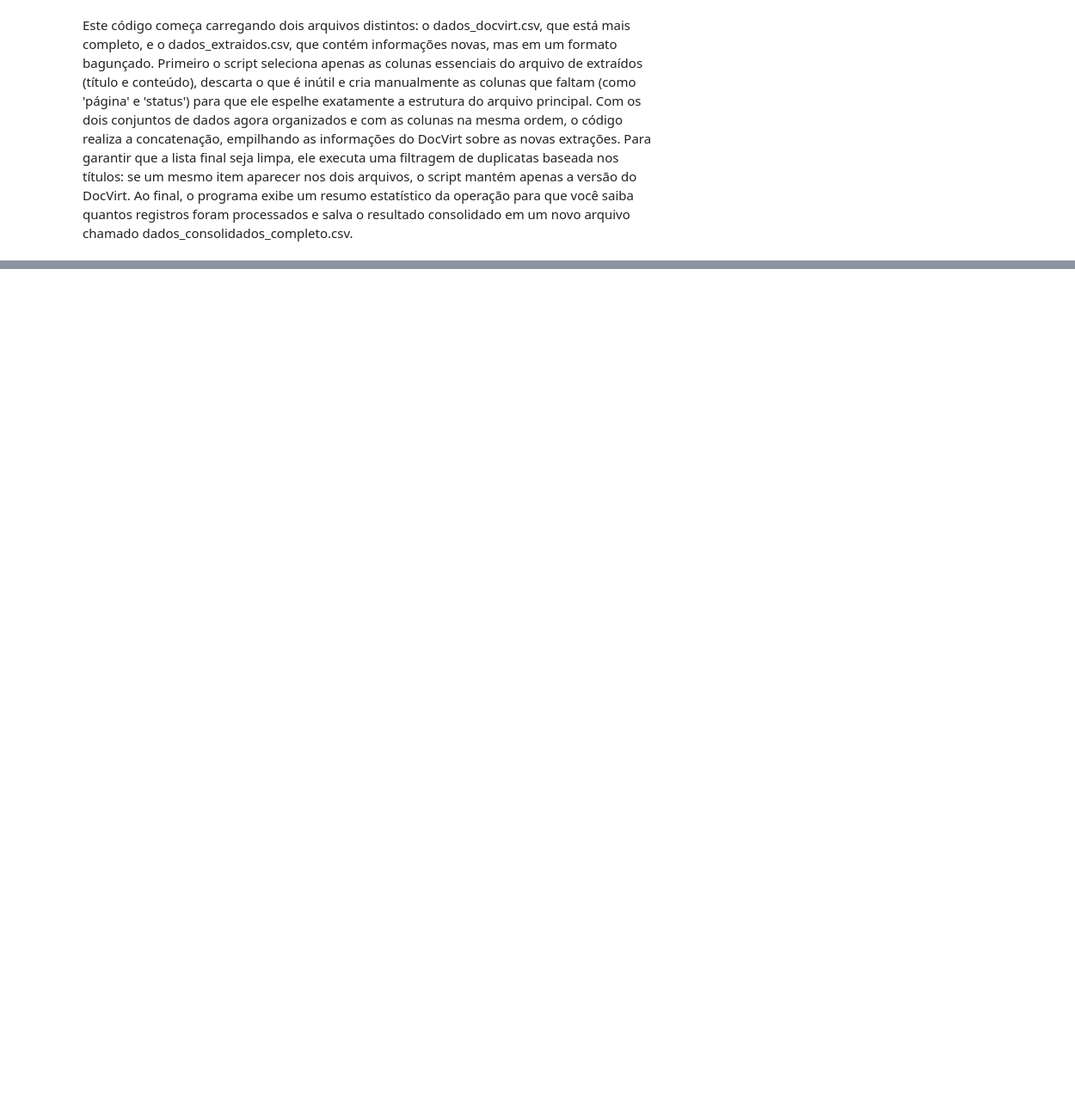
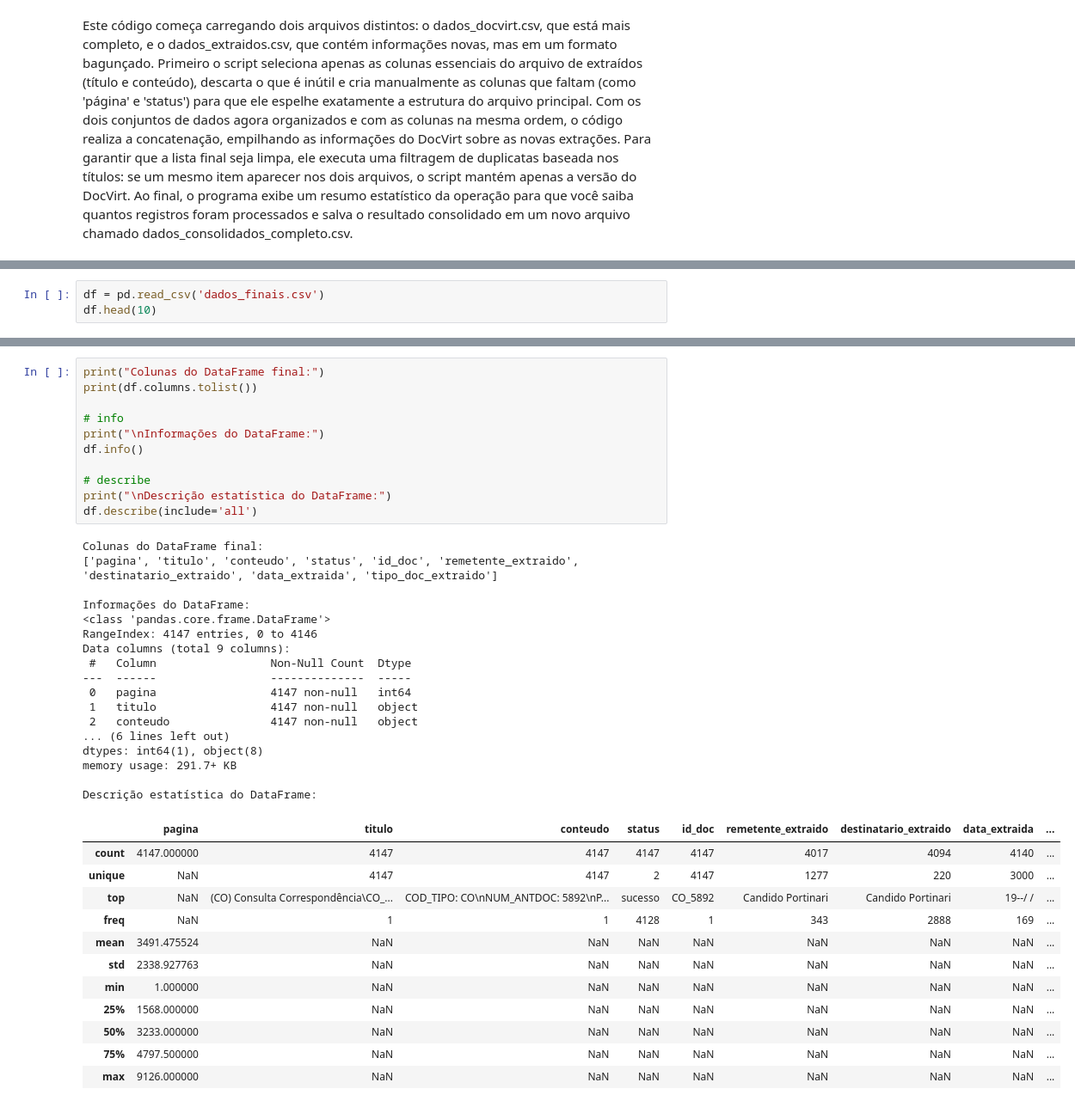
Before and after one commit to vrsmic/portinari-metadata, a Jupyter notebook: AV2.ipynb, the cells around one changed output, grey strips where cells are left out. Shown at 86% size. Drawn from its saved outputs; the diff is of its cells as text; blank space fills up the shorter version.

```diff
--- a/AV2.ipynb
+++ b/AV2.ipynb
@@ -85,0 +327,3 @@ Arquivo 'dados_consolidados_completo.csv' salvo com sucesso!
+# %%
+df = pd.read_csv('dados_finais.csv')
+df.head(10)
@@ -85,0 +342,41 @@ Arquivo 'dados_consolidados_completo.csv' salvo com sucesso!
+# %%
+print("Colunas do DataFrame final:")
+print(df.columns.tolist())
+
+# info
+print("\nInformações do DataFrame:")
+df.info()
+
+# describe
+print("\nDescrição estatística do DataFrame:")
+df.describe(include='all')
+# %% [output]
+Colunas do DataFrame final:
+['pagina', 'titulo', 'conteudo', 'status', 'id_doc', 'remetente_extraido', 'destinatario_extraido', 'data_extraida', 'tipo_doc_extraido']
+
+Informações do DataFrame:
+<class 'pandas.core.frame.DataFrame'>
+RangeIndex: 4147 entries, 0 to 4146
+Data columns (total 9 columns):
+ #   Column                 Non-Null Count  Dtype
+---  ------                 --------------  -----
+ 0   pagina                 4147 non-null   int64
+ 1   titulo                 4147 non-null   object
+ 2   conteudo               4147 non-null   object
+... (6 lines left out)
+dtypes: int64(1), object(8)
+memory usage: 291.7+ KB
+
+Descrição estatística do DataFrame:
+|  | pagina | titulo | conteudo | status | id_doc | remetente_extraido | destinatario_extraido | data_extraida | ... |
+| count | 4147.000000 | 4147 | 4147 | 4147 | 4147 | 4017 | 4094 | 4140 | ... |
+| unique | NaN | 4147 | 4147 | 2 | 4147 | 1277 | 220 | 3000 | ... |
+| top | NaN | (CO) Consulta Correspondência\CO_... | COD_TIPO: CO\nNUM_ANTDOC: 5892\nP... | sucesso | CO_5892 | Candido Portinari | Candido Portinari | 19--/ / | ... |
+| freq | NaN | 1 | 1 | 4128 | 1 | 343 | 2888 | 169 | ... |
+| mean | 3491.475524 | NaN | NaN | NaN | NaN | NaN | NaN | NaN | ... |
+| std | 2338.927763 | NaN | NaN | NaN | NaN | NaN | NaN | NaN | ... |
+| min | 1.000000 | NaN | NaN | NaN | NaN | NaN | NaN | NaN | ... |
+| 25% | 1568.000000 | NaN | NaN | NaN | NaN | NaN | NaN | NaN | ... |
+| 50% | 3233.000000 | NaN | NaN | NaN | NaN | NaN | NaN | NaN | ... |
+| 75% | 4797.500000 | NaN | NaN | NaN | NaN | NaN | NaN | NaN | ... |
+| max | 9126.000000 | NaN | NaN | NaN | NaN | NaN | NaN | NaN | ... |
```
Also changed, not shown: parts of 24 cells of this notebook, 6 other files.
